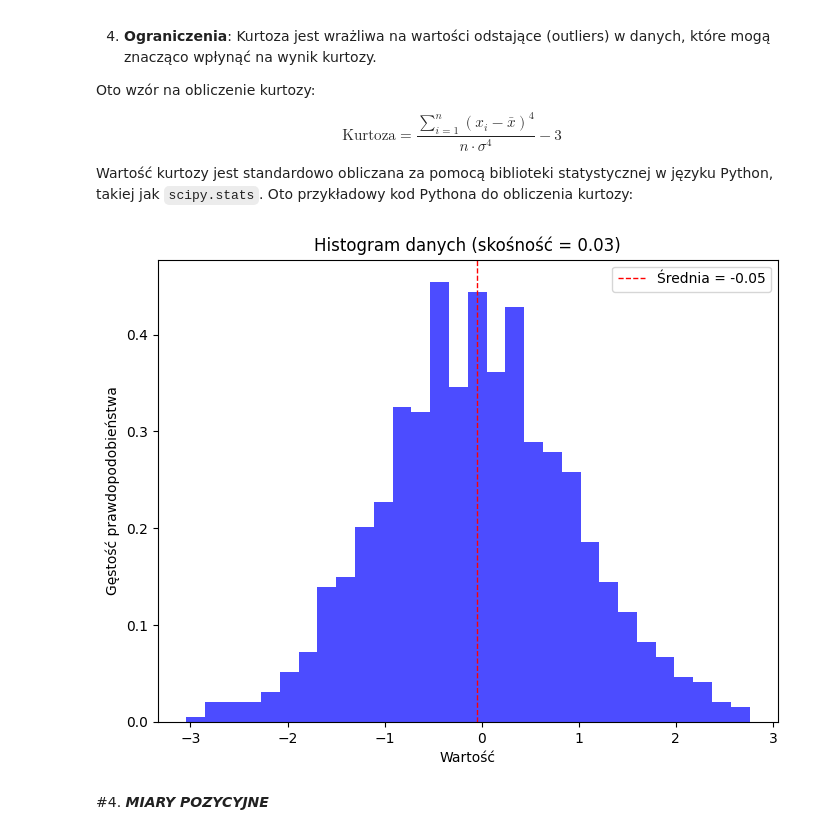
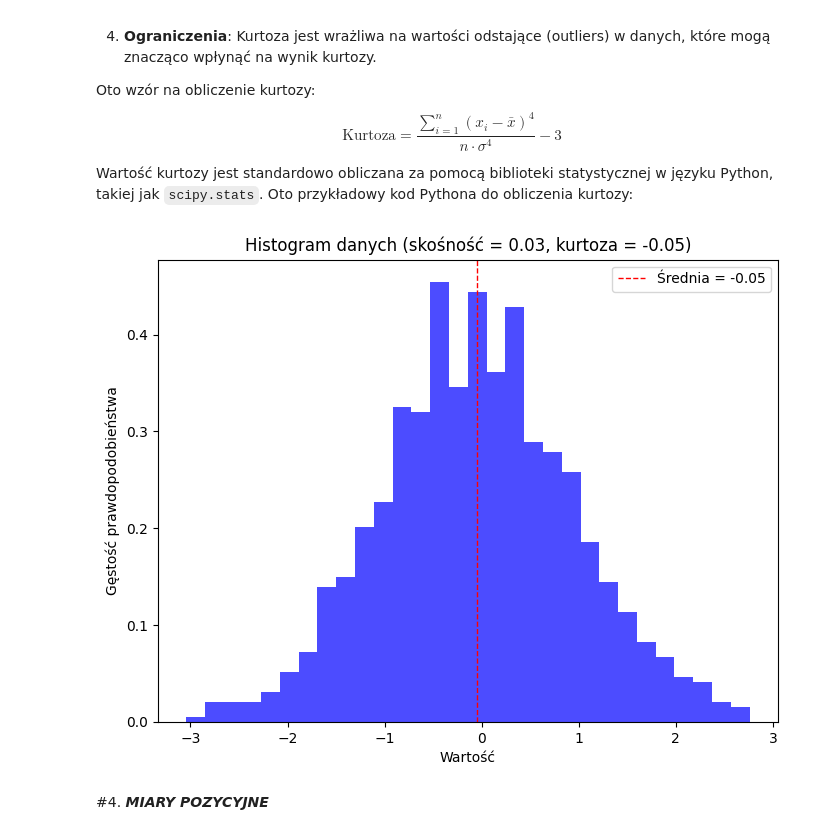
Before and after one commit to davidofitaly/notes_statistics, a Jupyter notebook: notes.ipynb, the cells around one changed output. Drawn from its saved outputs; the diff is of its cells as text; code cells hidden in the pictures.

```diff
--- a/notes.ipynb
+++ b/notes.ipynb
@@ -402,34 +402,37 @@ Wartość kurtozy jest standardowo obliczana za pomocą biblioteki statystycznej
 # %%
 import numpy as np
 import matplotlib.pyplot as plt
-from scipy.stats import skew
+from scipy.stats import skew, kurtosis
 
 # Generowanie losowych danych
 np.random.seed(0)
 data = np.random.normal(loc=0, scale=1, size=1000)
 
 # Obliczanie skośności
 skewness = skew(data)
+
+# Obliczanie kurtozy
+kurtosis_value = kurtosis(data)
 
 # Tworzenie histogramu
 plt.figure(figsize=(8, 6))
 plt.hist(data, bins=30, density=True, alpha=0.7, color='blue')
 
 # Dodanie linii reprezentującej średnią
 plt.axvline(np.mean(data), color='red', linestyle='dashed', linewidth=1, label=f'Średnia = {np.mean(data):.2f}')
 
 # Dodanie tytułu i etykiet osi
-plt.title(f'Histogram danych (skośność = {skewness:.2f})')
+plt.title(f'Histogram danych (skośność = {skewness:.2f}, kurtoza = {kurtosis_value:.2f})')
 plt.xlabel('Wartość')
 plt.ylabel('Gęstość prawdopodobieństwa')
 
 # Dodanie legendy
 plt.legend()
 
 # Wyświetlenie wykresu
 plt.show()
 # %% [output]
-[figure, old version]
+[figure, new version]
 # %% [markdown]
 #4. ***MIARY POZYCYJNE***
 # %% [markdown]
```
Also changed, not shown: parts of 3 cells of this notebook.
